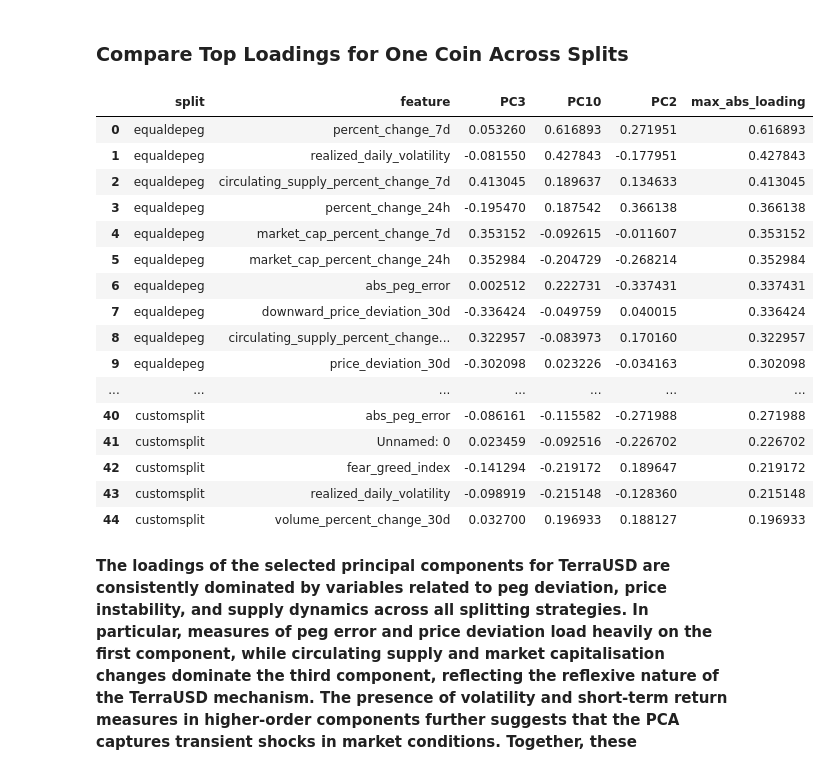
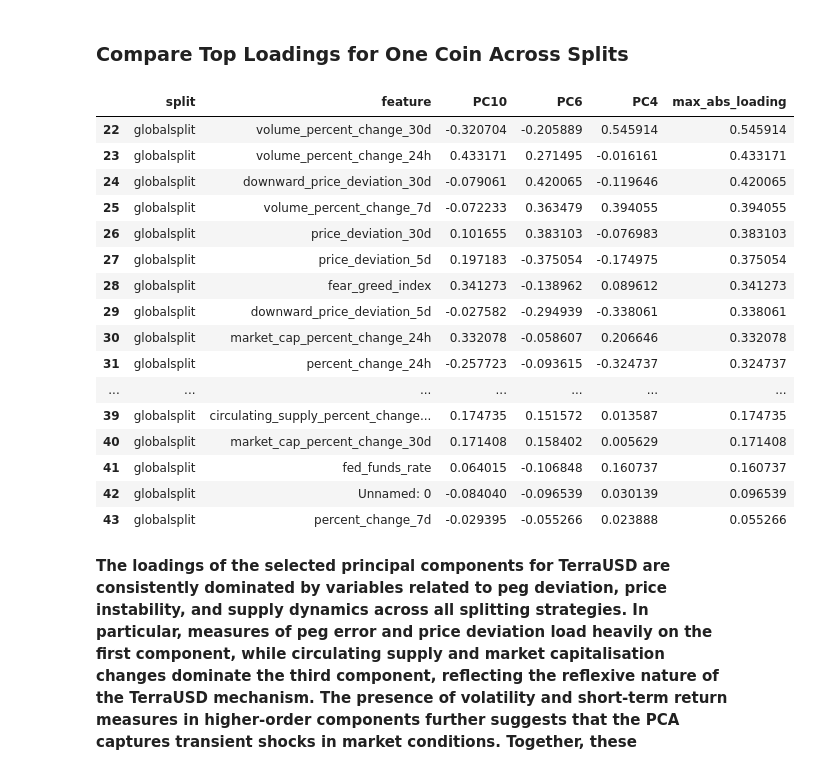
Before and after one commit to loowenwen/dse4101-project, a Jupyter notebook: oos_pca_revised.ipynb, the cells around one changed output. Cells and saved outputs as stored; diff of their text form; code cells hidden in the pictures.

```diff
--- a/oos_pca_revised.ipynb
+++ b/oos_pca_revised.ipynb
@@ -407,7 +407,7 @@ usdt_pca_result = fit_fixed_pca(usdt_train_pca, usdt_test_pca, n_components=10)
 # USDP (PAX)
 pax_pca_result = fit_fixed_pca(pax_train_pca, pax_test_pca, n_components=10)
 # %%
-os.makedirs("stage2_pca_results/equaldepeg", exist_ok=True)
+os.makedirs("stage2_pca_results/globaldate", exist_ok=True)
 
 for coin, res in [
     ("UST", ust_pca_result),
@@ -416,27 +416,32 @@ for coin, res in [
     ("USDT", usdt_pca_result),
     ("USDP", pax_pca_result),
 ]:
-    base = f"stage2_pca_results/equaldepeg/{coin}"
+    base = f"stage2_pca_results/globaldate/{coin}"
 
     # 1. loadings (DataFrame → CSV)
-    #res["loadings"].to_csv(f"{base}_loadings.csv")
+    res["loadings"].to_csv(f"{base}_loadings.csv")
 
     # 2. explained variance (array → CSV)
-    #pd.DataFrame(res["explained_variance"]).to_csv(f"{base}_explained_variance.csv", index=False)
+    pd.DataFrame(res["explained_variance"]).to_csv(f"{base}_explained_variance.csv", index=False)
 
     # 3. PC scores (arrays → CSV)
-    #pd.DataFrame(res["pc_scores_train"]).to_csv(f"{base}_pc_train.csv", index=False)
-    #pd.DataFrame(res["pc_scores_test"]).to_csv(f"{base}_pc_test.csv", index=False)
+    pd.DataFrame(res["pc_scores_train"]).to_csv(f"{base}_pc_train.csv", index=False)
+    pd.DataFrame(res["pc_scores_test"]).to_csv(f"{base}_pc_test.csv", index=False)
 # %% [markdown]
 ### PC Selection
 # %%
-# set these from stage 1 findings
+# set these based on f1 scores
+# UST: pc10, pc6, pc4
+# USDC: pc9, pc6, pc3
+# USDP: pc5, pc3, pc1
+# USDT: pc5, pc1, pc8
+# DAI: pc5, pc4, pc10
 PC_SELECTIONS = {
-    "UST":  [0,2,9],
-    "USDC": [1,2,9],
-    "DAI":  [0,2,7],
-    "USDT": [2,3,6],
-    "USDP": [0,1,2],
+    "UST":  [9, 5, 3],
+    "USDC": [8, 5, 2],
+    "USDP": [4, 2, 0],
+    "USDT": [4, 0, 7],
+    "DAI":  [4, 3, 9],
 }
 
 # compute mean and SD of selected PC scores on the training set
@@ -766,6 +795,6 @@ for coin, res in results.items():
     plot_signal_timeline(
         res,
         coin=coin,
-        #save_path=f"plots/stage2_split_customdate_{coin}_signal.png"
+        save_path=f"plots/stage2_split_globaldate_{coin}_signal.png"
     )
 # %% [output]
@@ -783,11 +812,11 @@ import numpy as np
 import matplotlib.pyplot as plt
 
 PC_SELECTIONS = {
-    "UST":  [2, 9, 1],
-    "USDC": [1, 9, 3],
-    "DAI":  [2, 7, 0],
-    "USDT": [2, 6, 3],
-    "USDP": [0, 2, 1],
+    "UST":  [9, 5, 3],
+    "USDC": [8, 5, 2],
+    "USDP": [4, 2, 0],
+    "USDT": [4, 0, 7],
+    "DAI":  [4, 3, 9],
 }
 
 SPLIT_DIRS = {
@@ -825,39 +854,40 @@ def get_selected_loadings(split_name, coin):
 # %%
 def compare_coin_loadings_table(coin, top_n=12):
     dfs = []
     for split in SPLIT_DIRS:
         df = get_selected_loadings(split, coin)
         df = df.copy()
         df["max_abs_loading"] = df.abs().max(axis=1)
         df = df.sort_values("max_abs_loading", ascending=False).head(top_n)
         df["split"] = split
         df["feature"] = df.index
         dfs.append(df.reset_index(drop=True))
 
     out = pd.concat(dfs, ignore_index=True)
     cols = ["split", "feature"] + [f"PC{i+1}" for i in PC_SELECTIONS[coin]] + ["max_abs_loading"]
     return out[cols]
 
 # compare loadings for the top features across splits for UST
-compare_coin_loadings_table("UST", top_n=15)
+compare = compare_coin_loadings_table("UST", top_n=25)
+compare[compare["split"] == "globalsplit"].sort_values("max_abs_loading", ascending=False)
 # %% [output]
-|  | split | feature | PC3 | PC10 | PC2 | max_abs_loading |
-| 0 | equaldepeg | percent_change_7d | 0.053260 | 0.616893 | 0.271951 | 0.616893 |
-| 1 | equaldepeg | realized_daily_volatility | -0.081550 | 0.427843 | -0.177951 | 0.427843 |
-| 2 | equaldepeg | circulating_supply_percent_change_7d | 0.413045 | 0.189637 | 0.134633 | 0.413045 |
-| 3 | equaldepeg | percent_change_24h | -0.195470 | 0.187542 | 0.366138 | 0.366138 |
-| 4 | equaldepeg | market_cap_percent_change_7d | 0.353152 | -0.092615 | -0.011607 | 0.353152 |
-| 5 | equaldepeg | market_cap_percent_change_24h | 0.352984 | -0.204729 | -0.268214 | 0.352984 |
-| 6 | equaldepeg | abs_peg_error | 0.002512 | 0.222731 | -0.337431 | 0.337431 |
-| 7 | equaldepeg | downward_price_deviation_30d | -0.336424 | -0.049759 | 0.040015 | 0.336424 |
-| 8 | equaldepeg | circulating_supply_percent_change... | 0.322957 | -0.083973 | 0.170160 | 0.322957 |
-| 9 | equaldepeg | price_deviation_30d | -0.302098 | 0.023226 | -0.034163 | 0.302098 |
+|  | split | feature | PC10 | PC6 | PC4 | max_abs_loading |
+| 22 | globalsplit | volume_percent_change_30d | -0.320704 | -0.205889 | 0.545914 | 0.545914 |
+| 23 | globalsplit | volume_percent_change_24h | 0.433171 | 0.271495 | -0.016161 | 0.433171 |
+| 24 | globalsplit | downward_price_deviation_30d | -0.079061 | 0.420065 | -0.119646 | 0.420065 |
+| 25 | globalsplit | volume_percent_change_7d | -0.072233 | 0.363479 | 0.394055 | 0.394055 |
+| 26 | globalsplit | price_deviation_30d | 0.101655 | 0.383103 | -0.076983 | 0.383103 |
+| 27 | globalsplit | price_deviation_5d | 0.197183 | -0.375054 | -0.174975 | 0.375054 |
+| 28 | globalsplit | fear_greed_index | 0.341273 | -0.138962 | 0.089612 | 0.341273 |
+| 29 | globalsplit | downward_price_deviation_5d | -0.027582 | -0.294939 | -0.338061 | 0.338061 |
+| 30 | globalsplit | market_cap_percent_change_24h | 0.332078 | -0.058607 | 0.206646 | 0.332078 |
+| 31 | globalsplit | percent_change_24h | -0.257723 | -0.093615 | -0.324737 | 0.324737 |
 | ... | ... | ... | ... | ... | ... | ... |
-| 40 | customsplit | abs_peg_error | -0.086161 | -0.115582 | -0.271988 | 0.271988 |
-| 41 | customsplit | Unnamed: 0 | 0.023459 | -0.092516 | -0.226702 | 0.226702 |
-| 42 | customsplit | fear_greed_index | -0.141294 | -0.219172 | 0.189647 | 0.219172 |
-| 43 | customsplit | realized_daily_volatility | -0.098919 | -0.215148 | -0.128360 | 0.215148 |
-| 44 | customsplit | volume_percent_change_30d | 0.032700 | 0.196933 | 0.188127 | 0.196933 |
+| 39 | globalsplit | circulating_supply_percent_change... | 0.174735 | 0.151572 | 0.013587 | 0.174735 |
+| 40 | globalsplit | market_cap_percent_change_30d | 0.171408 | 0.158402 | 0.005629 | 0.171408 |
+| 41 | globalsplit | fed_funds_rate | 0.064015 | -0.106848 | 0.160737 | 0.160737 |
+| 42 | globalsplit | Unnamed: 0 | -0.084040 | -0.096539 | 0.030139 | 0.096539 |
+| 43 | globalsplit | percent_change_7d | -0.029395 | -0.055266 | 0.023888 | 0.055266 |
 # %% [markdown]
 **The loadings of the selected principal components for TerraUSD are consistently dominated by variables related to peg deviation, price instability, and supply dynamics across all splitting strategies. In particular, measures of peg error and price deviation load heavily on the first component, while circulating supply and market capitalisation changes dominate the third component, reflecting the reflexive nature of the TerraUSD mechanism. The presence of volatility and short-term return measures in higher-order components further suggests that the PCA captures transient shocks in market conditions. Together, these components represent a coherent instability structure, which explains why the PCA-based signals are informative for TerraUSD.**
 # %% [markdown]
```
Also changed, not shown: parts of 11 cells of this notebook, 30 other files.
